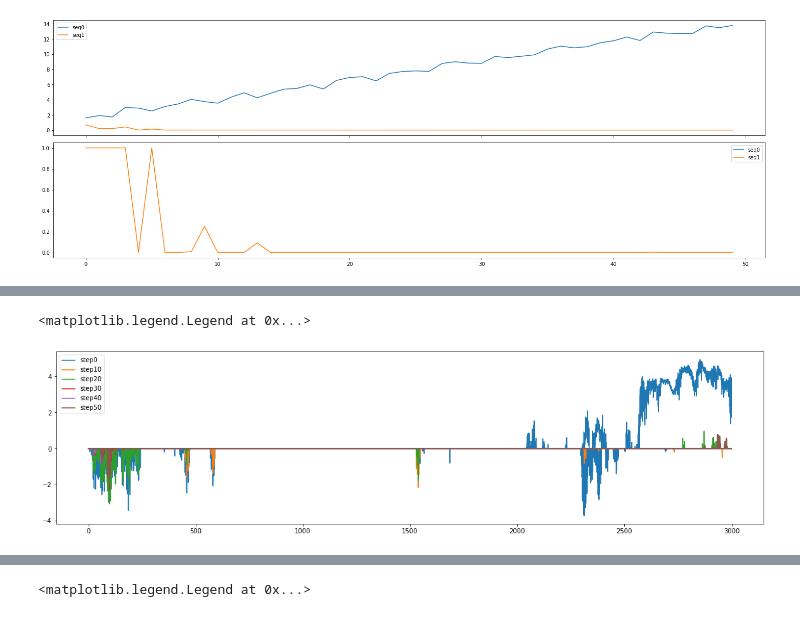
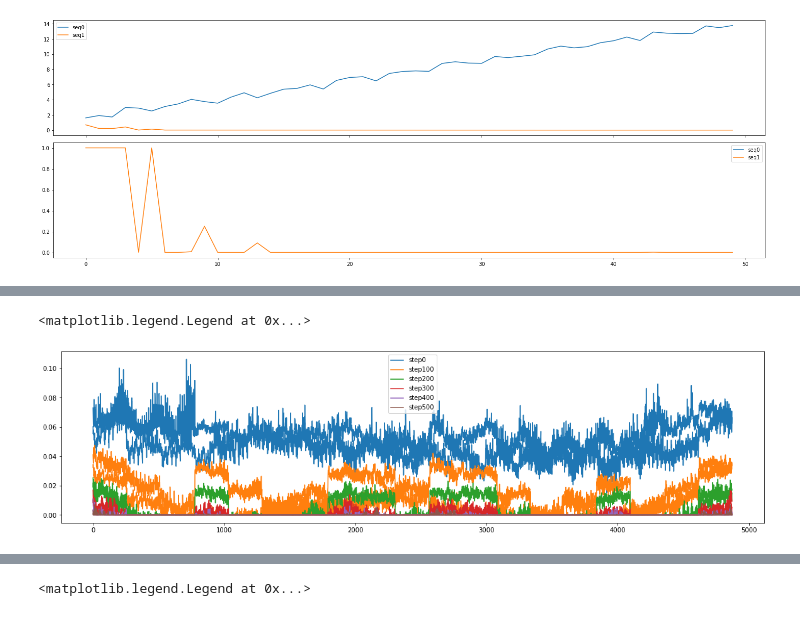
Before and after one commit to Alexwestbrook/mnhn-internship_DeepCNN_ChIP-seq, a Jupyter notebook: model_predictions.ipynb, the cells around one changed output, grey strips where cells are left out. Saved outputs shown, nothing was run; the diff lists cells and outputs as text; code cells hidden in the pictures.

```diff
--- a/model_predictions.ipynb
+++ b/model_predictions.ipynb
@@ -41,3 +55,6 @@ one_hot_rand = utils.random_sequences_as(one_hot_yeast, 10000, 2048, k=3)
 one_hot_rand.shape
 # %% [output]
 (10000, 2048, 4)
+# %%
+with np.load('/home/alex/shared_folder/SCerevisiae/results/model_myco_pol_17/preds_mid_on_W303_Mmmyco.npz') as f:
+    preds_pol = {k: f[k] for k in f.keys() if k[:3] == 'chr'}
@@ -120,10 +215,13 @@ def energy_parser_v2(file):
     return np.transpose(energies.reshape(-1, n_seqs, energies.shape[1]), [1, 0, 2])
 # %%
 fig, ax = plt.subplots(1, 1, figsize=(20, 5), facecolor='w', layout='tight')#, sharey=True)
-exp_ids = [f'test{n}' for n in range(80, 82)]
-temps = [0.0002]*2 # [0.1, 0.01, 0.001, 0.0001, 0.00001]
-exp_labels = ['3kb', '5kb'] # [f'5kb_rna_temp{t}' for t in temps]
+exp_ids = [f'test{n}' for n in range(86, 89)] + [f'test{n}' for n in range(70, 73)]
+temps = [0.0002, 0.0001, 0.00005] # [0.1, 0.01, 0.001, 0.0001, 0.00001]
+exp_labels = [f'5kb_temp{t}' for t in temps] + [f'5kb_part_temp{t}' for t in temps]
+temps *= 2
 for exp_id, exp_lab, color in zip(exp_ids, exp_labels, colors):
+    if exp_id == 'test85':
+        continue
     if int(exp_id[4:]) >= 45:
         energies = energy_parser_v2(f'/home/alex/shared_folder/SCerevisiae/generated/{exp_id}/energy.txt')
     else:
@@ -226,11 +328,11 @@ plt.show()
 # %% [output]
 [figure]
 # %%
-seqs = [np.load(f'/home/alex/shared_folder/SCerevisiae/generated/test44/start_seqs.npy')]
-# seqs = [np.load(f'/home/alex/shared_folder/SCerevisiae/generated/test75/designed_seqs/start_seqs.npy')]
+# seqs = [np.load(f'/home/alex/shared_folder/SCerevisiae/generated/test44/start_seqs.npy')]
+seqs = [np.load(f'/home/alex/shared_folder/SCerevisiae/generated/test88/designed_seqs/start_seqs.npy')]
 for i in range(500):
-    seqs.append(np.load(f'/home/alex/shared_folder/SCerevisiae/generated/test44/mut_seqs_step{i}.npy'))
-    # seqs.append(np.load(f'/home/alex/shared_folder/SCerevisiae/generated/test75/designed_seqs/mut_seqs_step{i}.npy'))
+    # seqs.append(np.load(f'/home/alex/shared_folder/SCerevisiae/generated/test44/mut_seqs_step{i}.npy'))
+    seqs.append(np.load(f'/home/alex/shared_folder/SCerevisiae/generated/test88/designed_seqs/mut_seqs_step{i}.npy'))
 seqs = np.stack(seqs, axis=1)
 print(seqs.shape)
 # %% [output]
@@ -241,6 +349,6 @@ print(seqs.shape)
 # %%
-preds = get_profile_hint(seqs, model_pol, 2048, 128)#, middle=False)
-preds_rev = get_profile_hint(seqs, model_pol, 2048, 128, reverse=True)#, middle=False)
+preds = get_profile_hint(seqs, model_pol, 2048, 128, middle=False)
+preds_rev = get_profile_hint(seqs, model_pol, 2048, 128, reverse=True, middle=False)
 # preds = get_profile_mid1(seqs, model_rna, 2001, one_hot_converter=lambda x: np_idx_to_one_hot(x, order='ATGC', extradims=-1))
 # preds_rev = get_profile_mid1(seqs, model_rna, 2001, reverse=True, one_hot_converter=lambda x: np_idx_to_one_hot(x, order='ATGC', extradims=-1))
 loss = rmse(np.zeros(preds.shape[:-1] + (1,)), preds)
@@ -274,10 +368,10 @@ ax.legend()
 # %%
 fig, ax = plt.subplots(1, 1, figsize=(20, 5), facecolor='w')
-for i in range(0, 51, 10):
-    ax.plot(preds[0, i, :], label=f'step{i}', color=colors[i//10])
-    ax.plot(-preds_rev[0, i, :], color=colors[i//10])
+for i, color in zip(range(0, 501, 100), colors):
+    ax.plot(preds[0, i, :], label=f'step{i}', color=color)
+    ax.plot(preds_rev[0, i, :], color=color)
 ax.legend()
 # %% [output]
 <matplotlib.legend.Legend at 0x...>
-[figure, old version]
+[figure, new version]
 # %%
```
Also changed, not shown: parts of 35 cells of this notebook, 1 other file.
